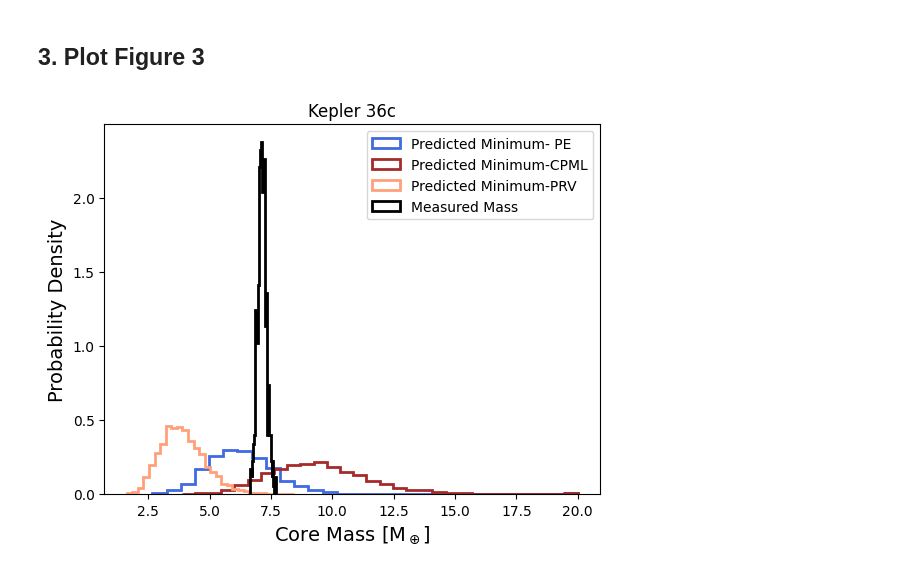
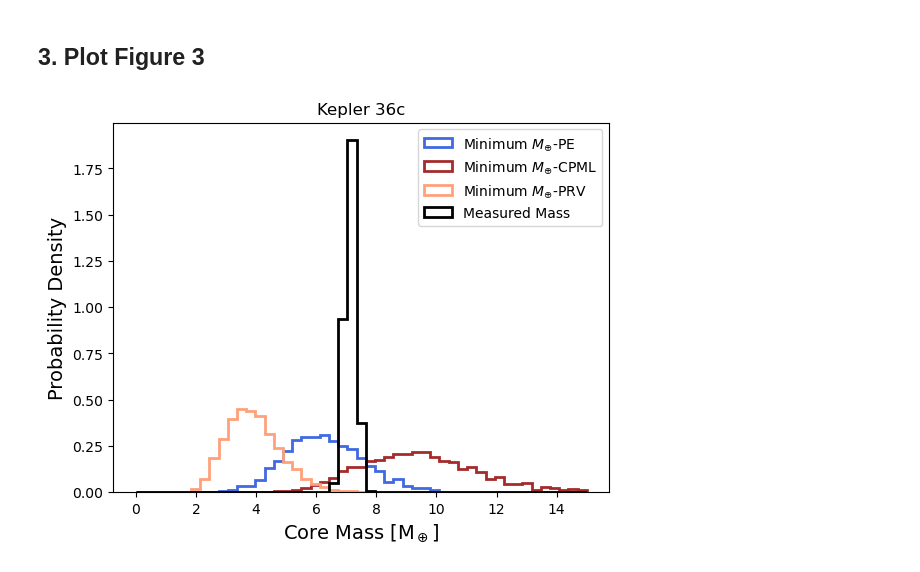
Before and after one commit to mvanwyngarden/PEPPER_figures, a Jupyter notebook: _build/jupyter_execute/notebooks/Figure-3.ipynb, the cells around one changed output. Drawn from its saved outputs; the diff is of its cells as text; code cells hidden in the pictures.

```diff
--- a/_build/jupyter_execute/notebooks/Figure-3.ipynb
+++ b/_build/jupyter_execute/notebooks/Figure-3.ipynb
@@ -20,19 +18,20 @@ Kepler36c_PRV = pd.read_csv(f'{datadir}/Kepler-36 b_Kepler-36 c_PRV3000.csv').va
 ## 3. Plot Figure 3
 # %%
 # Plot the three predicted minima as histograms
-plt.hist(Kepler36c_PE,bins=30,density=True,histtype='step', linewidth=2, color='royalblue',label='Predicted Minimum- PE')
-plt.hist(Kepler36c_CPML,bins=30,density=True,histtype='step',linewidth=2, color='brown',label='Predicted Minimum-CPML')
-plt.hist(Kepler36c_PRV,bins=30,density=True,histtype='step',linewidth=2, color='lightsalmon',label='Predicted Minimum-PRV')
+bins=np.linspace(0,15, 50)
+_=plt.hist(Kepler36c_PE,bins=bins,density=True,histtype='step', linewidth=2, color='royalblue',label='Minimum $M_{\oplus}$-PE')
+_=plt.hist(Kepler36c_CPML,bins=bins,density=True,histtype='step',linewidth=2, color='brown',label='Minimum $M_{\oplus}$-CPML')
+_=plt.hist(Kepler36c_PRV,bins=bins,density=True,histtype='step',linewidth=2, color='lightsalmon',label='Minimum $M_{\oplus}$-PRV')
 
 # Plot the measured mass as a histogram
-expected_mass=np.random.normal(7.13, 0.18, 500)
-plt.hist(expected_mass,  bins=30, density=True, histtype='step',linewidth=2, color='k',label='Measured Mass')
+expected_mass=np.random.normal(7.13, 0.18, 3000)
+_=plt.hist(expected_mass,  bins=bins, density=True, histtype='step',linewidth=2, color='k',label='Measured Mass')
 
 # Plot details
 plt.ylabel('Probability Density',fontsize=14)
 plt.xlabel(r'Core Mass [M$_\oplus$]',fontsize=14)
 plt.title('Kepler 36c')
 plt.legend()
 plt.savefig('../figures/Figure 3.png', dpi=180)
 # %% [output]
-[figure, old version]
+[figure, new version]
```
Also changed, not shown: parts of 1 cell of this notebook, 25 other files.
